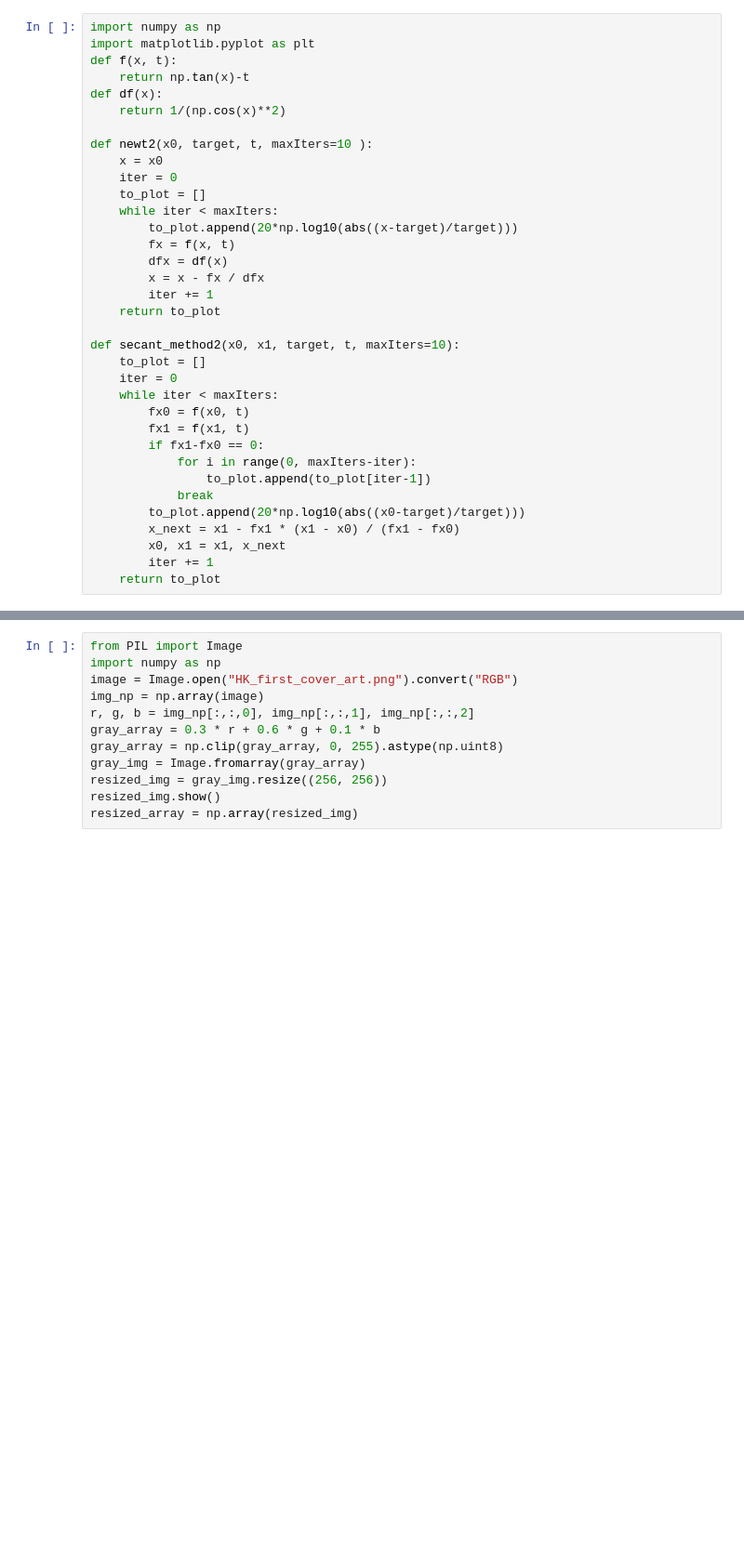
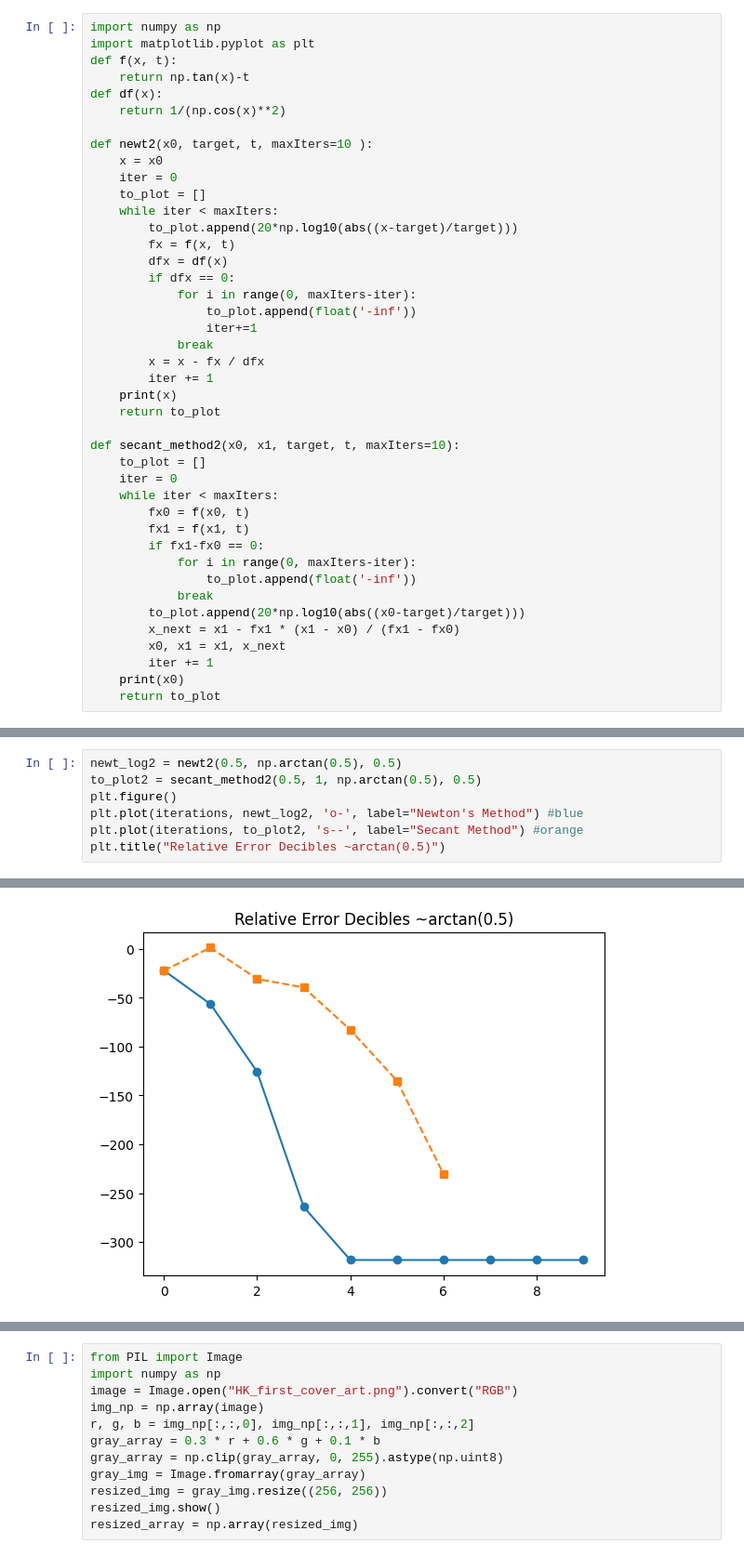
Before and after one commit to brko5178/MathFound, a Jupyter notebook: Assignment5.ipynb, the cells around one changed output, grey strips where cells are left out. Shown at 93% size. Saved outputs shown, nothing was run; the diff lists cells and outputs as text; blank space fills up the shorter version.

```diff
--- a/Assignment5.ipynb
+++ b/Assignment5.ipynb
@@ -90,8 +87,14 @@ def newt2(x0, target, t, maxIters=10 ):
         to_plot.append(20*np.log10(abs((x-target)/target)))
         fx = f(x, t)
         dfx = df(x)
+        if dfx == 0:
+            for i in range(0, maxIters-iter):
+                to_plot.append(float('-inf'))
+                iter+=1
+            break
         x = x - fx / dfx
         iter += 1
+    print(x)
     return to_plot
 
 def secant_method2(x0, x1, target, t, maxIters=10):
@@ -102,12 +105,13 @@ def secant_method2(x0, x1, target, t, maxIters=10):
         fx1 = f(x1, t)
         if fx1-fx0 == 0:
             for i in range(0, maxIters-iter):
-                to_plot.append(to_plot[iter-1])
+                to_plot.append(float('-inf'))
             break
         to_plot.append(20*np.log10(abs((x0-target)/target)))
         x_next = x1 - fx1 * (x1 - x0) / (fx1 - fx0)
         x0, x1 = x1, x_next
         iter += 1
+    print(x0)
     return to_plot
 # %%
 newt_log = newt2(0.5, np.arctan(0.25), 0.25)
@@ -119,0 +128,8 @@ plt.plot(iterations, newt_log)
+# %%
+newt_log2 = newt2(0.5, np.arctan(0.5), 0.5)
+to_plot2 = secant_method2(0.5, 1, np.arctan(0.5), 0.5)
+plt.figure()
+plt.plot(iterations, newt_log2, 'o-', label="Newton's Method") #blue
+plt.plot(iterations, to_plot2, 's--', label="Secant Method") #orange
+plt.title("Relative Error Decibles ~arctan(0.5)")
+# %% [output]
@@ -119,0 +139 @@ plt.plot(iterations, newt_log)
+[figure, added]
```
Also changed, not shown: parts of 28 cells of this notebook.
